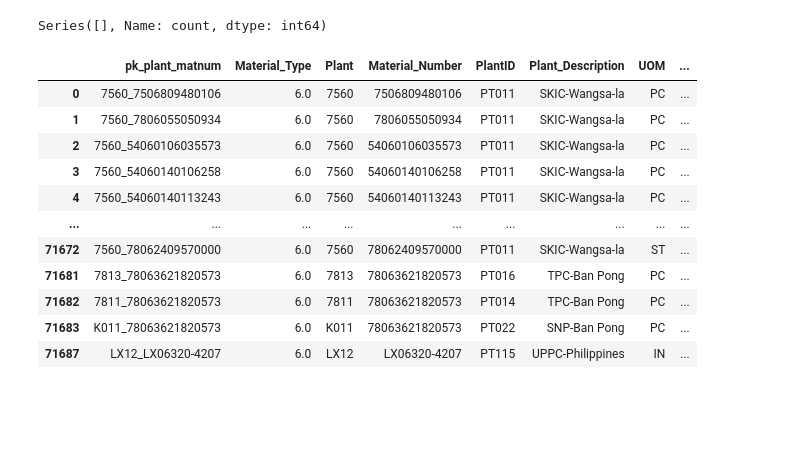
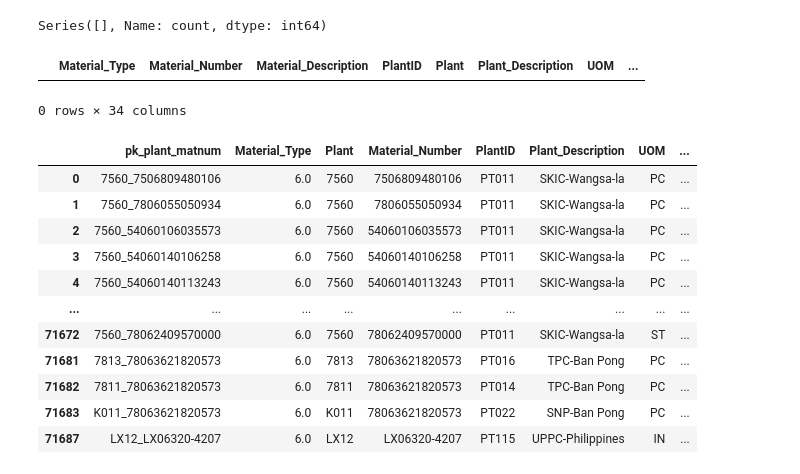
Before and after one commit to puripatuscg/Spare-part-Deduplicate, a Jupyter notebook: test.ipynb, the cells around one changed output. Drawn from its saved outputs; the diff is of its cells as text; code cells hidden in the pictures; blank space fills up the shorter version.

```diff
--- a/test.ipynb
+++ b/test.ipynb
@@ -327,6 +415,11 @@ select_mm_matType_mapped
 select_mm_matType_mapped["pk_plant_matnum"].value_counts()[lambda x: x > 1]
 # %% [output]
 Series([], Name: count, dtype: int64)
+# %%
+select_mm_matType_mapped[select_mm_matType_mapped["pk_plant_matnum"] == "PO21_PO06131335101"]
+# %% [output]
+|  | Material_Type | Material_Number | Material_Description | PlantID | Plant | Plant_Description | UOM | ... |
+0 rows × 34 columns
 # %%
 select_select_mm_matType = select_mm_matType_mapped[["pk_plant_matnum", "Material_Type", "Plant", "Material_Number", "PlantID", "Plant_Description", "UOM", "Material", "Material_Description", "Text"]]
 select_select_mm_matType
```
Also changed, not shown: parts of 43 cells of this notebook.
